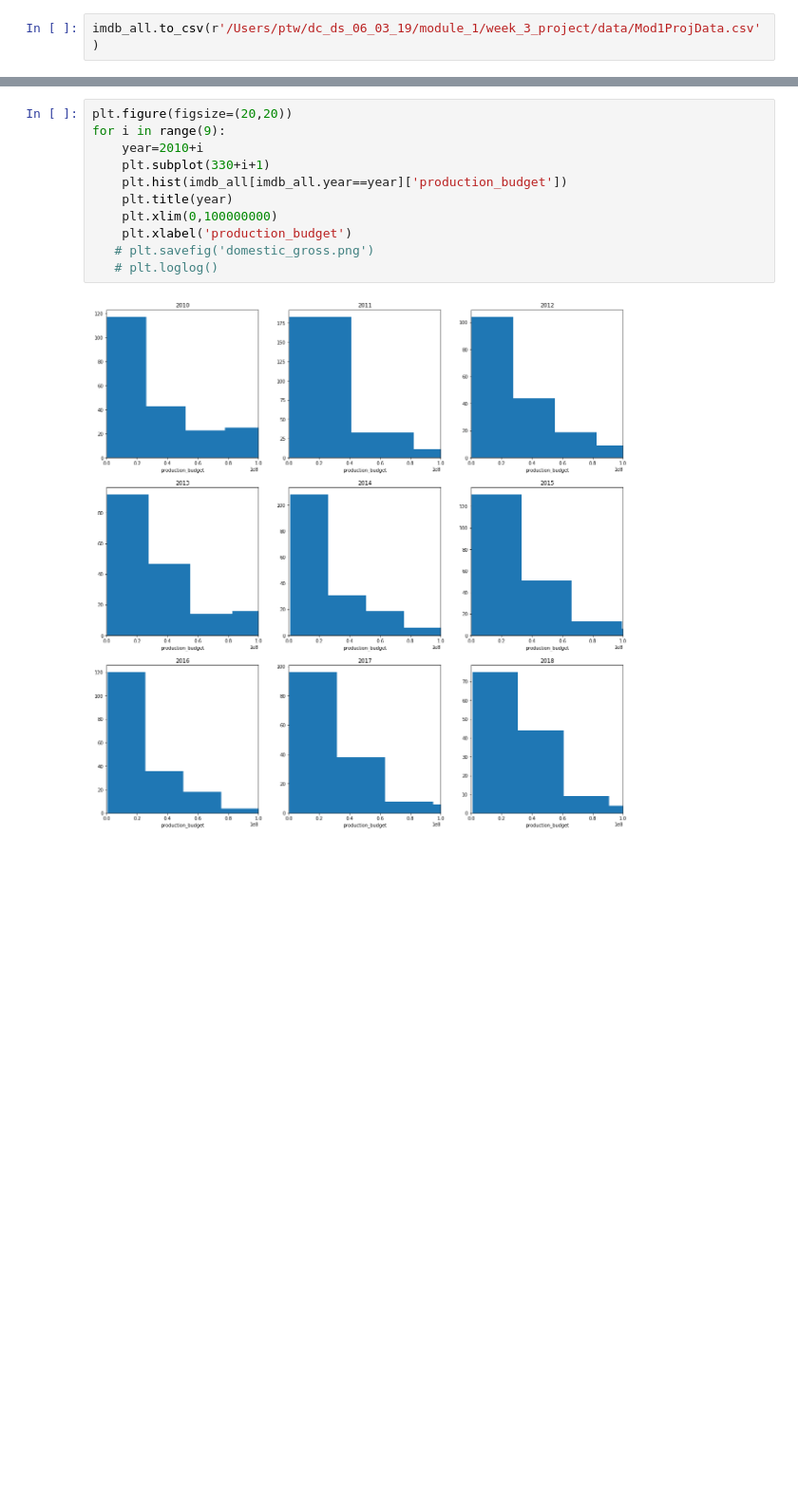
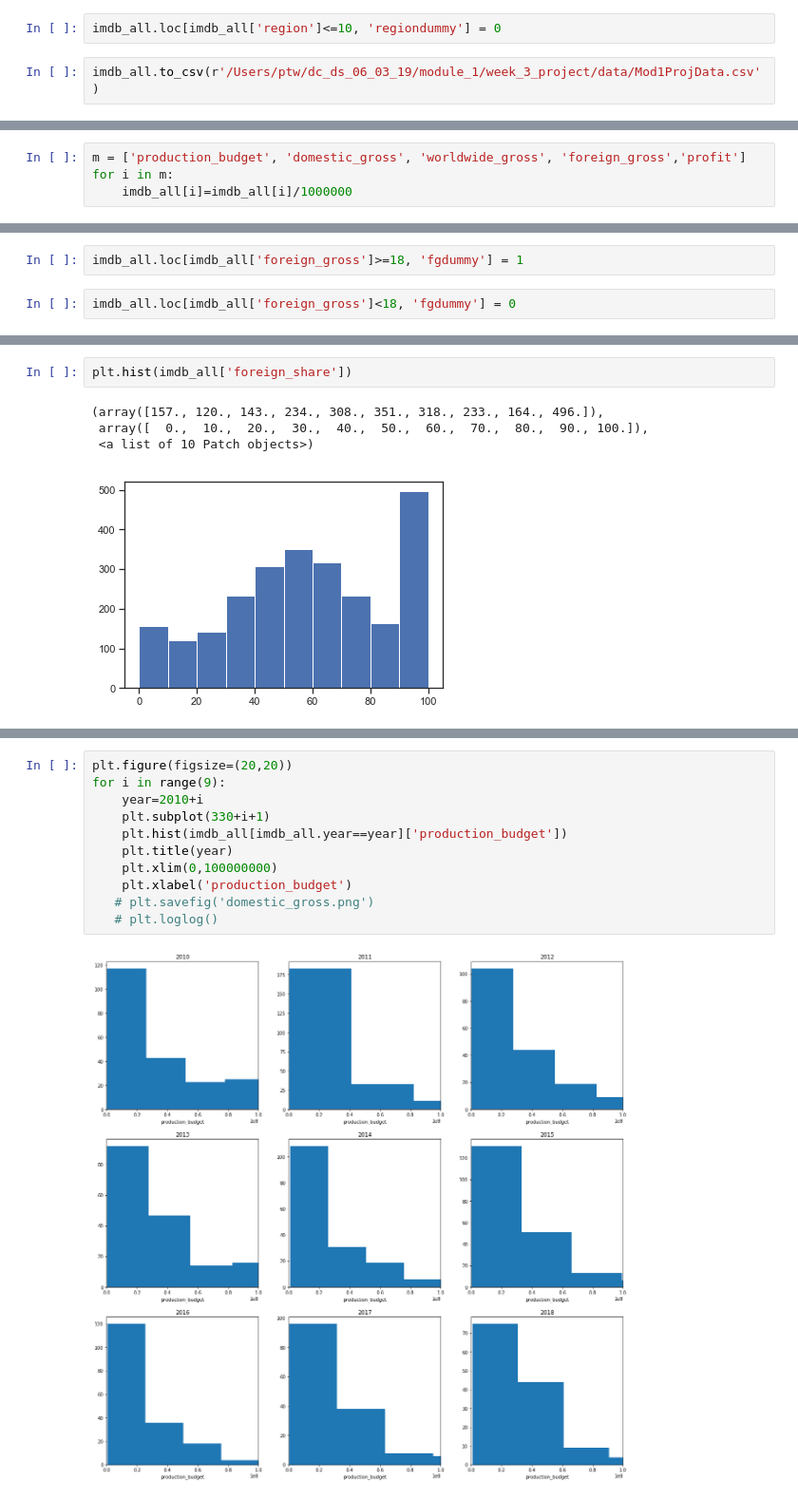
Before and after one commit to phoebetwong/dc_ds_06_03_19, a Jupyter notebook: module_1/week_3_project/data/mod1proj_datacleaning_pw_Monday.ipynb, the cells around one changed output, grey strips where cells are left out. Shown at 95% size. Cells and saved outputs as stored; diff of their text form; blank space fills up the shorter version.

Commit message:
project plots

```diff
--- a/module_1/week_3_project/data/mod1proj_datacleaning_pw_Monday.ipynb
+++ b/module_1/week_3_project/data/mod1proj_datacleaning_pw_Monday.ipynb
@@ -1574,3 +1562,5 @@ memory usage: 2.5+ MB
+# %%
+imdb_all.loc[imdb_all['region']<=10, 'regiondummy'] = 0
 # %%
 imdb_all.to_csv(r'/Users/ptw/dc_ds_06_03_19/module_1/week_3_project/data/Mod1ProjData.csv')
 # %%
@@ -1588,0 +1638,4 @@ Name: year, dtype: int64
+# %%
+m = ['production_budget', 'domestic_gross', 'worldwide_gross', 'foreign_gross','profit']
+for i in m:
+    imdb_all[i]=imdb_all[i]/1000000
@@ -1588,0 +1654,4 @@ Name: year, dtype: int64
+# %%
+imdb_all.loc[imdb_all['foreign_gross']>=18, 'fgdummy'] = 1
+# %%
+imdb_all.loc[imdb_all['foreign_gross']<18, 'fgdummy'] = 0
@@ -1618,0 +1708,7 @@ import seaborn as sns
+# %%
+plt.hist(imdb_all['foreign_share'])
+# %% [output]
+(array([157., 120., 143., 234., 308., 351., 318., 233., 164., 496.]),
+ array([  0.,  10.,  20.,  30.,  40.,  50.,  60.,  70.,  80.,  90., 100.]),
+ <a list of 10 Patch objects>)
+[figure, added]
```
Also changed, not shown: parts of 82 cells of this notebook, 6 other files.
